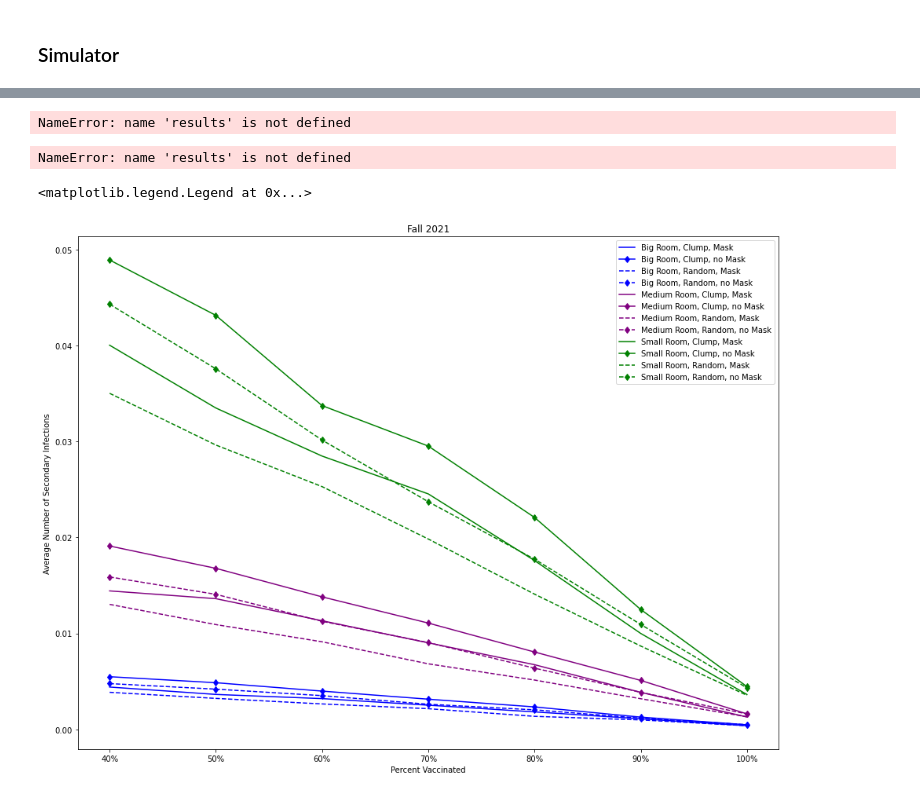
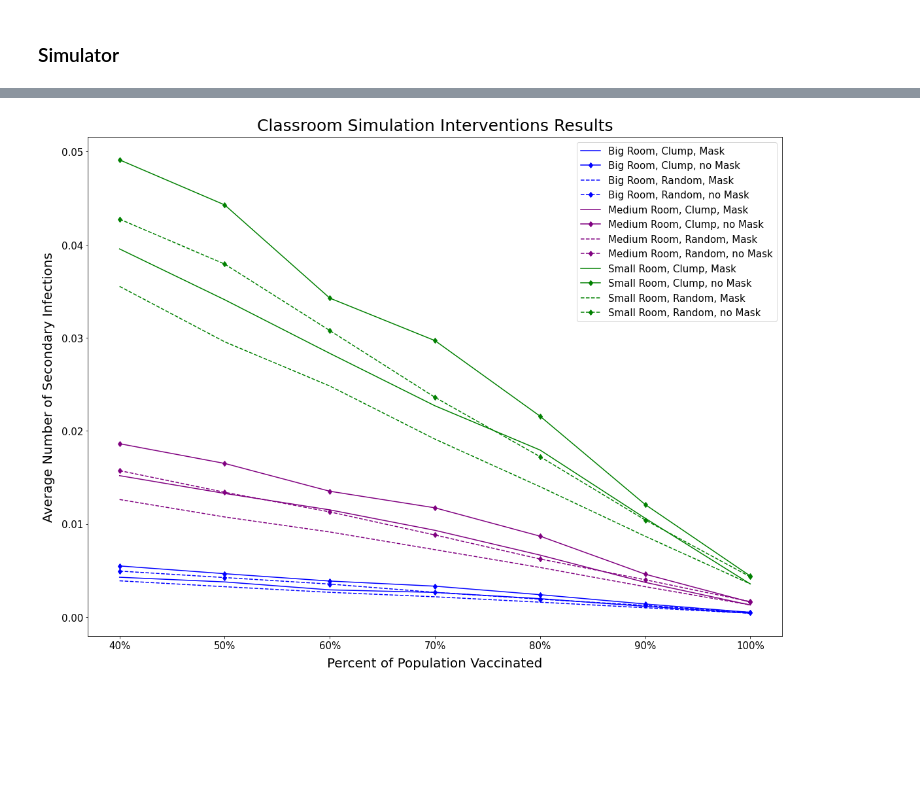
Before and after one commit to brianliu12437/ClassroomSimPackage, a Jupyter notebook: notebooks/Fall 2021 Classroom Simulators- Plot for IJAA.ipynb, the cells around one changed output, grey strips where cells are left out. Drawn from its saved outputs; the diff is of its cells as text; code cells hidden in the pictures; blank space fills up the shorter version.

```diff
--- a/notebooks/Fall 2021 Classroom Simulators- Plot for IJAA.ipynb
+++ b/notebooks/Fall 2021 Classroom Simulators- Plot for IJAA.ipynb
@@ -739,5 +767,5 @@ results = pd.DataFrame(results, columns = ['p','mean','std'])
 # %%
-#big_clump_mask = results.copy()
+big_clump_mask = results.copy()
 #big_clump_nomask = results.copy()
 #big_random_mask = results.copy()
 #big_random_nomask = results.copy()
@@ -750,13 +778,20 @@ results = pd.DataFrame(results, columns = ['p','mean','std'])
 #small_clump_mask = results.copy()
 #small_clump_nomask = results.copy()
 #small_random_mask = results.copy()
-small_random_nomask = results.copy()
+#small_random_nomask = results.copy()
-# %% [output]
-NameError: name 'results' is not defined
-# %%
-results.to_csv('sim_results/small_random_nomask1.csv', index = False)
-# %% [output]
-NameError: name 'results' is not defined
+# %%
+big_clump_mask = pd.read_csv('sim_results/big_clump_mask.csv')
+big_clump_nomask = pd.read_csv('sim_results/big_clump_nomask.csv')
+big_random_mask= pd.read_csv('sim_results/big_random_mask.csv')
+big_random_nomask = pd.read_csv('sim_results/big_random_nomask.csv')
+medium_clump_mask = pd.read_csv('sim_results/medium_clump_mask.csv')
+medium_clump_nomask = pd.read_csv('sim_results/medium_clump_nomask.csv')
+medium_random_mask = pd.read_csv('sim_results/medium_random_mask.csv')
+medium_random_nomask = pd.read_csv('sim_results/medium_random_nomask.csv')
+small_clump_mask = pd.read_csv('sim_results/small_clump_mask.csv')
+small_clump_nomask = pd.read_csv('sim_results/small_clump_nomask.csv')
+small_random_mask = pd.read_csv('sim_results/small_random_mask.csv')
+small_random_nomask = pd.read_csv('sim_results/small_random_nomask.csv')
 # %%
 plt.figure(figsize = (16,12))
 mark = 'd'
@@ -768,37 +803,39 @@ big_random_nomask = big_random_nomask[big_random_nomask['p']>=.4]
 medium_clump_mask = medium_clump_mask[medium_clump_mask['p']>=.4]
 medium_clump_nomask = medium_clump_nomask[medium_clump_nomask['p']>=.4]
 medium_random_mask = medium_random_mask[medium_random_mask['p']>=.4]
 medium_random_nomask = medium_random_nomask[medium_random_nomask['p']>=.4]
 
 small_clump_mask = small_clump_mask[small_clump_mask['p']>=.4]
 small_clump_nomask = small_clump_nomask[small_clump_nomask['p']>=.4]
 small_random_mask = small_random_mask[small_random_mask['p']>=.4]
 small_random_nomask = small_random_nomask[small_random_nomask['p']>=.4]
 
 plt.plot(big_clump_mask['p'],big_clump_mask['mean'],label = 'Big Room, Clump, Mask', color = 'blue')
 plt.plot(big_clump_nomask['p'],big_clump_nomask['mean'], label = 'Big Room, Clump, no Mask', color = 'blue', marker = mark)
 plt.plot(big_random_mask['p'],big_random_mask['mean'],label = 'Big Room, Random, Mask', color = 'blue', linestyle = '--')
 plt.plot(big_random_nomask['p'],big_random_nomask['mean'], label = 'Big Room, Random, no Mask', color = 'blue',linestyle = '--', marker = mark)
 
 
 plt.plot(medium_clump_mask['p'],medium_clump_mask['mean'],label = 'Medium Room, Clump, Mask', color = 'purple')
 plt.plot(medium_clump_nomask['p'],medium_clump_nomask['mean'], label = 'Medium Room, Clump, no Mask', color = 'purple',marker = mark)
 plt.plot(medium_random_mask['p'],medium_random_mask['mean'],label = 'Medium Room, Random, Mask', color = 'purple' ,linestyle = '--')
 plt.plot(medium_random_nomask['p'],medium_random_nomask['mean'], label = 'Medium Room, Random, no Mask', color = 'purple',linestyle = '--' , marker = mark)
 
 
 plt.plot(small_clump_mask['p'],small_clump_mask['mean'],label = 'Small Room, Clump, Mask', color = 'green')
 plt.plot(small_clump_nomask['p'],small_clump_nomask['mean'], label = 'Small Room, Clump, no Mask', color = 'green', marker = mark)
 plt.plot(small_random_mask['p'],small_random_mask['mean'],label = 'Small Room, Random, Mask', color = 'green' , linestyle = '--')
 plt.plot(small_random_nomask['p'],small_random_nomask['mean'], label = 'Small Room, Random, no Mask', color = 'green',linestyle = '--', marker = mark)
 
 
-plt.title('Fall 2021')
-plt.xlabel('Percent Vaccinated')
-plt.xticks(ticks = [.4,.5,.6,.7,.8,.9,1], labels = [ '40%','50%', '60%','70%', '80%','90%','100%'])
+plt.title('Classroom Simulation Interventions Results', size =25,pad = 10)
+plt.xlabel('Percent of Population Vaccinated', size = 20, labelpad = 10)
+plt.xticks(ticks = [.4,.5,.6,.7,.8,.9,1], labels = [ '40%','50%', '60%','70%', '80%','90%','100%'], size = 15)
 #plt.xticks(ticks = [.5,.6,.7,.8,.9,1], labels = [ '50%', '60%','70%', '80%','90%','100%'])
-plt.ylabel('Average Number of Secondary Infections')
-plt.legend()
+plt.yticks(size = 15)
+plt.ylabel('Average Number of Secondary Infections', size = 20, labelpad = 10)
+plt.legend(fontsize = 15)
+plt.tight_layout()
+plt.savefig('intervention_sim.pdf',bbox_inches = 'tight')
 # %% [output]
-<matplotlib.legend.Legend at 0x...>
-[figure, old version]
+[figure, new version]
```
Also changed, not shown: parts of 5 cells of this notebook, 17 other files.
